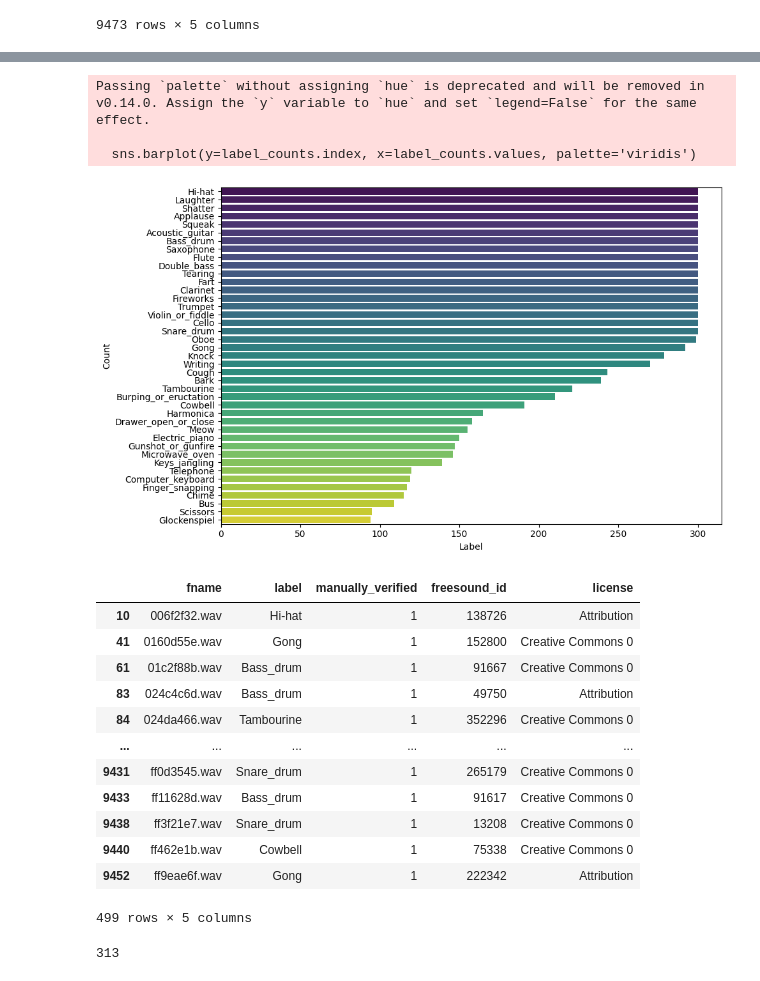
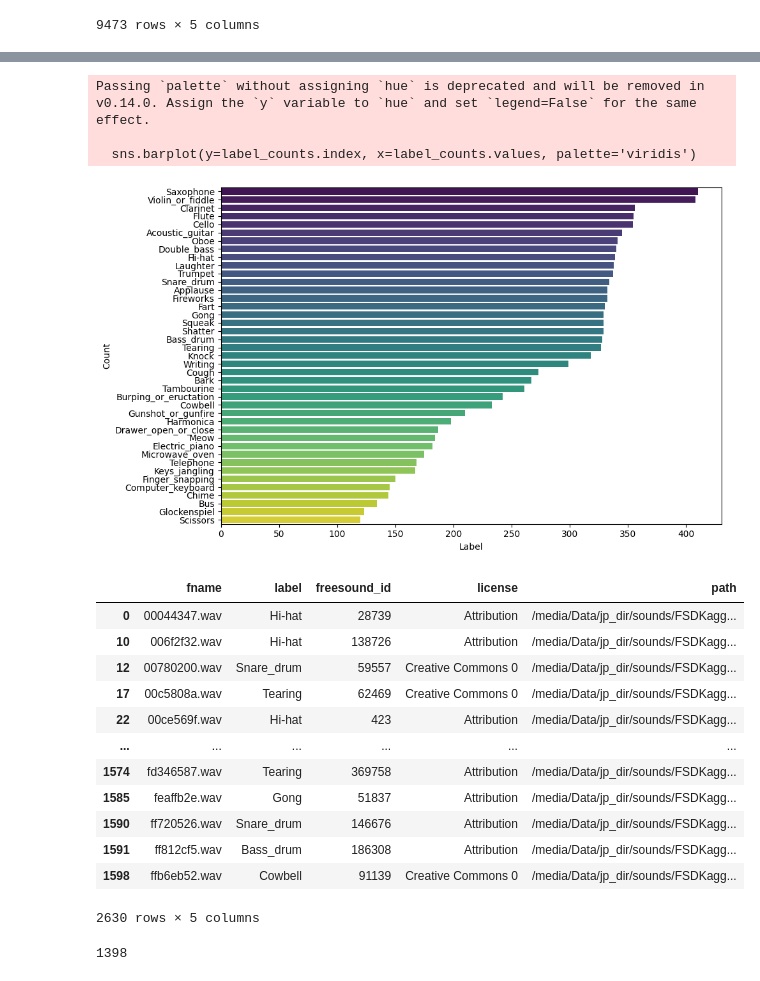
Before and after one commit to dzjkb/mgr2024, a Jupyter notebook: external_ds_exploration.ipynb, the cells around one changed output, grey strips where cells are left out. Drawn from its saved outputs; the diff is of its cells as text; code cells hidden in the pictures.

```diff
--- a/external_ds_exploration.ipynb
+++ b/external_ds_exploration.ipynb
@@ -13,7 +13,9 @@ DS_LOCATION = "/media/Data/"
 fsdkaggle2018_root = "/media/Data/jp_dir/sounds"
 fsdkaggle2018_train_csv = f"{fsdkaggle2018_root}/FSDKaggle2018.meta/train_post_competition.csv"
 fsdkaggle2018_audio_train = f"{fsdkaggle2018_root}/FSDKaggle2018.audio_train"
+fsdkaggle2018_audio_test = f"{fsdkaggle2018_root}/FSDKaggle2018.audio_test"
 train_meta = pd.read_csv(fsdkaggle2018_train_csv)
+test_meta = pd.read_csv(f"{fsdkaggle2018_root}/FSDKaggle2018.meta/test_post_competition_scoring_clips.csv")
 train_meta
 # %% [output]
 |  | fname | label | manually_verified | freesound_id | license |
@@ -31,0 +50,5 @@ train_meta
+# %%
+train_meta["path"] = f"{fsdkaggle2018_audio_train}/" + train_meta["fname"]
+test_meta["path"] = f"{fsdkaggle2018_audio_test}/" + test_meta["fname"]
+all_meta = pd.concat([train_meta.drop(columns=["manually_verified"]), test_meta.drop(columns=["usage"])], axis=0)
+all_meta
@@ -32,42 +69,42 @@ train_meta
 # %%
-label_counts = train_meta["label"].value_counts()
+label_counts = all_meta["label"].value_counts()
 
 plt.figure(figsize=(10, 6))
 sns.barplot(y=label_counts.index, x=label_counts.values, palette='viridis')
 plt.xlabel('Label')
 plt.ylabel('Count')
 # plt.title('Occurrence Counts of Different Labels')
 # plt.xticks(rotation=45, ha='right')
 plt.tight_layout()
 plt.show()
 # %% [output]
 Passing `palette` without assigning `hue` is deprecated and will be removed in v0.14.0. Assign the `y` variable to `hue` and set `legend=False` for the same effect.
 
   sns.barplot(y=label_counts.index, x=label_counts.values, palette='viridis')
-[figure, old version]
+[figure, new version]
 # %%
-percussive_labels = ["Hi-hat", "Bass_drum", "Snare_drum", "Gong", "Tambourine", "Cowbell"]
-train_meta_percussive = train_meta[train_meta["label"].isin(percussive_labels) & (train_meta["manually_verified"] == 1)]
-train_meta_percussive
+percussive_labels = ["Hi-hat", "Bass_drum", "Snare_drum", "Gong", "Tambourine", "Cowbell", "Finger_snapping", "Shatter", "Tearing"]
+all_meta_percussive = all_meta[all_meta["label"].isin(percussive_labels)]
+all_meta_percussive
 # %% [output]
-|  | fname | label | manually_verified | freesound_id | license |
-| 10 | 006f2f32.wav | Hi-hat | 1 | 138726 | Attribution |
-| 41 | 0160d55e.wav | Gong | 1 | 152800 | Creative Commons 0 |
-| 61 | 01c2f88b.wav | Bass_drum | 1 | 91667 | Creative Commons 0 |
-| 83 | 024c4c6d.wav | Bass_drum | 1 | 49750 | Attribution |
-| 84 | 024da466.wav | Tambourine | 1 | 352296 | Creative Commons 0 |
+|  | fname | label | freesound_id | license | path |
+| 0 | 00044347.wav | Hi-hat | 28739 | Attribution | /media/Data/jp_dir/sounds/FSDKagg... |
+| 10 | 006f2f32.wav | Hi-hat | 138726 | Attribution | /media/Data/jp_dir/sounds/FSDKagg... |
+| 12 | 00780200.wav | Snare_drum | 59557 | Creative Commons 0 | /media/Data/jp_dir/sounds/FSDKagg... |
+| 17 | 00c5808a.wav | Tearing | 62469 | Creative Commons 0 | /media/Data/jp_dir/sounds/FSDKagg... |
+| 22 | 00ce569f.wav | Hi-hat | 423 | Attribution | /media/Data/jp_dir/sounds/FSDKagg... |
 | ... | ... | ... | ... | ... | ... |
-| 9431 | ff0d3545.wav | Snare_drum | 1 | 265179 | Creative Commons 0 |
-| 9433 | ff11628d.wav | Bass_drum | 1 | 91617 | Creative Commons 0 |
-| 9438 | ff3f21e7.wav | Snare_drum | 1 | 13208 | Creative Commons 0 |
-| 9440 | ff462e1b.wav | Cowbell | 1 | 75338 | Creative Commons 0 |
-| 9452 | ff9eae6f.wav | Gong | 1 | 222342 | Attribution |
+| 1574 | fd346587.wav | Tearing | 369758 | Attribution | /media/Data/jp_dir/sounds/FSDKagg... |
+| 1585 | feaffb2e.wav | Gong | 51837 | Attribution | /media/Data/jp_dir/sounds/FSDKagg... |
+| 1590 | ff720526.wav | Snare_drum | 146676 | Attribution | /media/Data/jp_dir/sounds/FSDKagg... |
+| 1591 | ff812cf5.wav | Bass_drum | 186308 | Attribution | /media/Data/jp_dir/sounds/FSDKagg... |
+| 1598 | ffb6eb52.wav | Cowbell | 91139 | Creative Commons 0 | /media/Data/jp_dir/sounds/FSDKagg... |
-499 rows × 5 columns
+2630 rows × 5 columns
 # %%
-all_audio_files = [ta.load(f"{fsdkaggle2018_audio_train}/{sample_meta['fname']}") for _, sample_meta in train_meta_percussive.iterrows()]
+all_audio_files = [ta.load(sample_meta['path']) for _, sample_meta in all_meta_percussive.iterrows()]
 sub2s = [(audio, sr) for audio, sr in all_audio_files if audio.shape[1] <= 2 * sr]
 len(sub2s)
 # %% [output]
-313
+1398
 # %%
 import random
```
Also changed, not shown: parts of 5 cells of this notebook, 40 other files.
